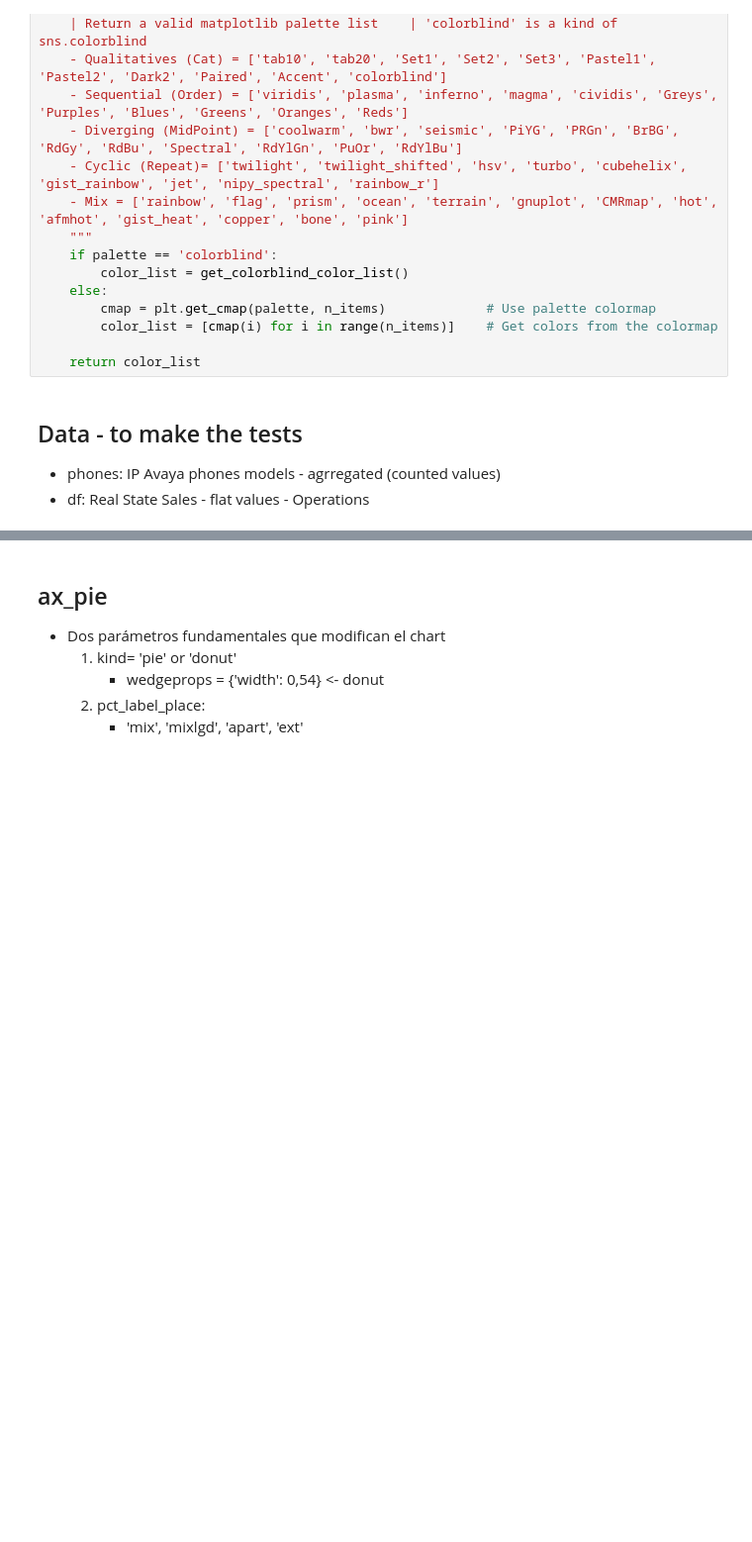
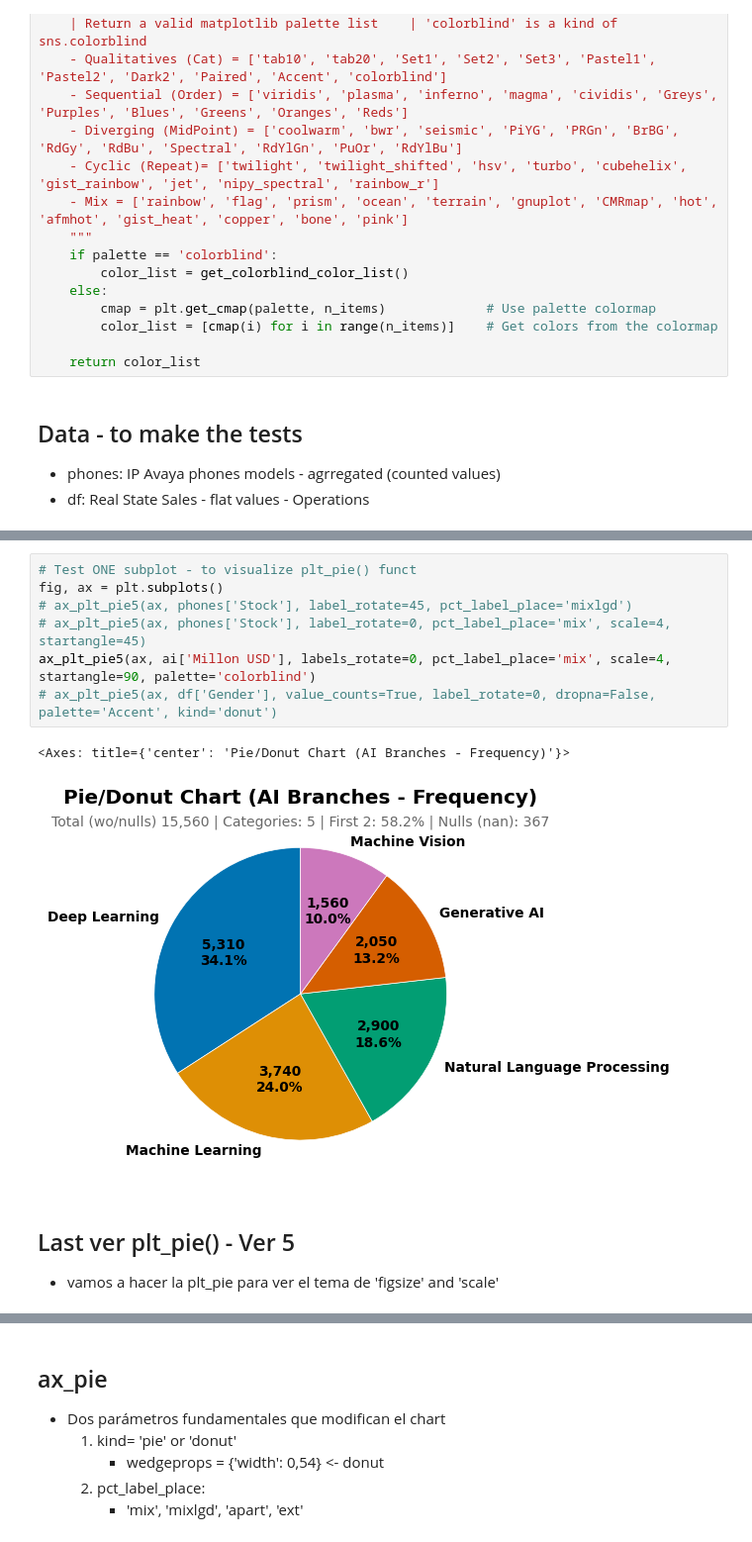
Before and after one commit to jmonti-gh/jm_utils, a Jupyter notebook: des/ax_pie.ipynb, the cells around one changed output, grey strips where cells are left out. Shown at 99% size. Drawn from its saved outputs; the diff is of its cells as text; blank space fills up the shorter version.

```diff
--- a/des/ax_pie.ipynb
+++ b/des/ax_pie.ipynb
@@ -263,0 +316,13 @@ ax_plt_pie5(ax2, df['Gender'], value_counts=True, label_rotate=0, dropna=False,
+# %%
+# Test ONE subplot - to visualize plt_pie() funct
+fig, ax = plt.subplots()
+# ax_plt_pie5(ax, phones['Stock'], label_rotate=45, pct_label_place='mixlgd')
+# ax_plt_pie5(ax, phones['Stock'], label_rotate=0, pct_label_place='mix', scale=4, startangle=45)
+ax_plt_pie5(ax, ai['Millon USD'], labels_rotate=0, pct_label_place='mix', scale=4, startangle=90, palette='colorblind')
+# ax_plt_pie5(ax, df['Gender'], value_counts=True, label_rotate=0, dropna=False, palette='Accent', kind='donut')
+# %% [output]
+<Axes: title={'center': 'Pie/Donut Chart (AI Branches - Frequency)'}>
+[figure, added]
+# %% [markdown]
+## Last ver plt_pie() - Ver 5
+- vamos a hacer la plt_pie para ver el tema de 'figsize' and 'scale'
```
Also changed, not shown: parts of 12 cells of this notebook, 2 other files.
